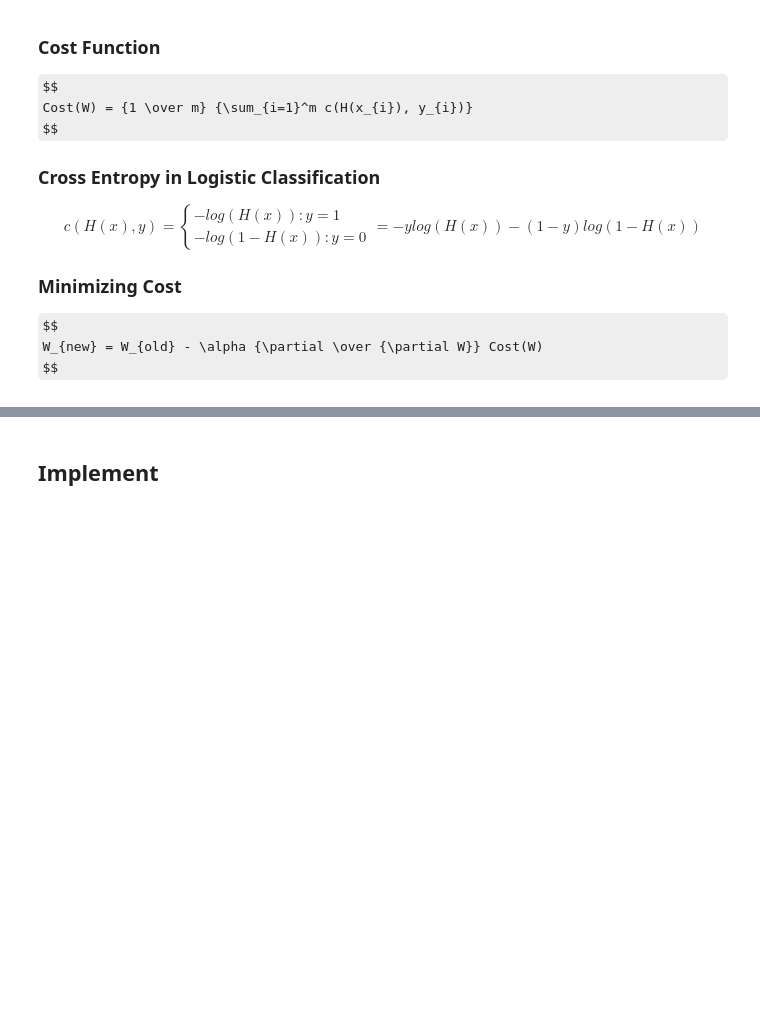
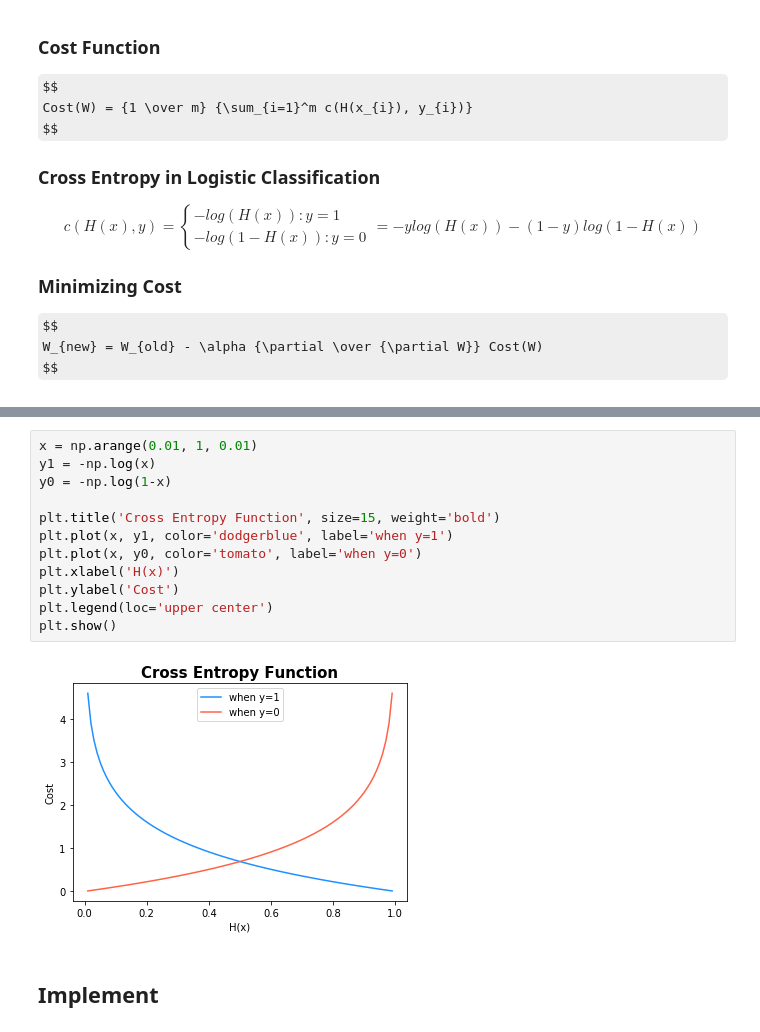
Before and after one commit to WooilJeong/TensorFlow, a Jupyter notebook: 04 Logistic Regression.ipynb, the cells around one changed output, grey strips where cells are left out. Saved outputs shown, nothing was run; the diff lists cells and outputs as text; some formulas as TeX source; blank space fills up the shorter version.

```diff
--- a/04 Logistic Regression.ipynb
+++ b/04 Logistic Regression.ipynb
@@ -52,3 +86,17 @@ $$
+# %%
+x = np.arange(0.01, 1, 0.01)
+y1 = -np.log(x)
+y0 = -np.log(1-x)
+
+plt.title('Cross Entropy Function', size=15, weight='bold')
+plt.plot(x, y1, color='dodgerblue', label='when y=1')
+plt.plot(x, y0, color='tomato', label='when y=0')
+plt.xlabel('H(x)')
+plt.ylabel('Cost')
+plt.legend(loc='upper center')
+plt.show()
+# %% [output]
+[figure, added]
 # %% [markdown]
 ## Implement
 # %%
```
Also changed, not shown: parts of 10 cells of this notebook.
